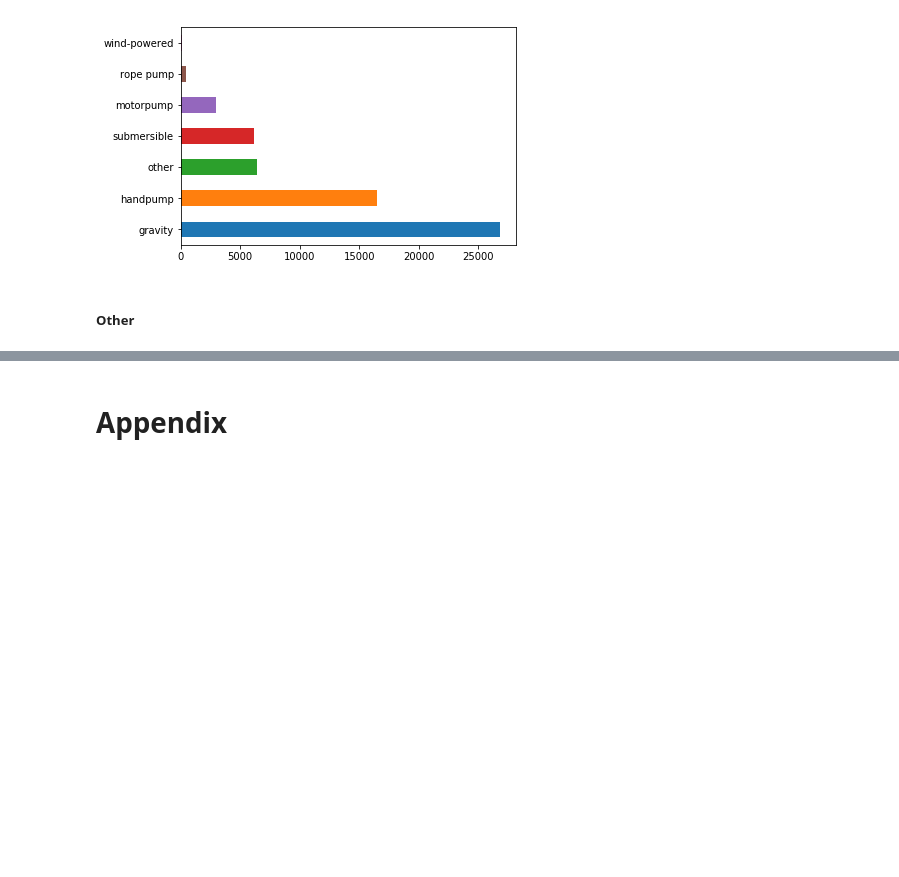
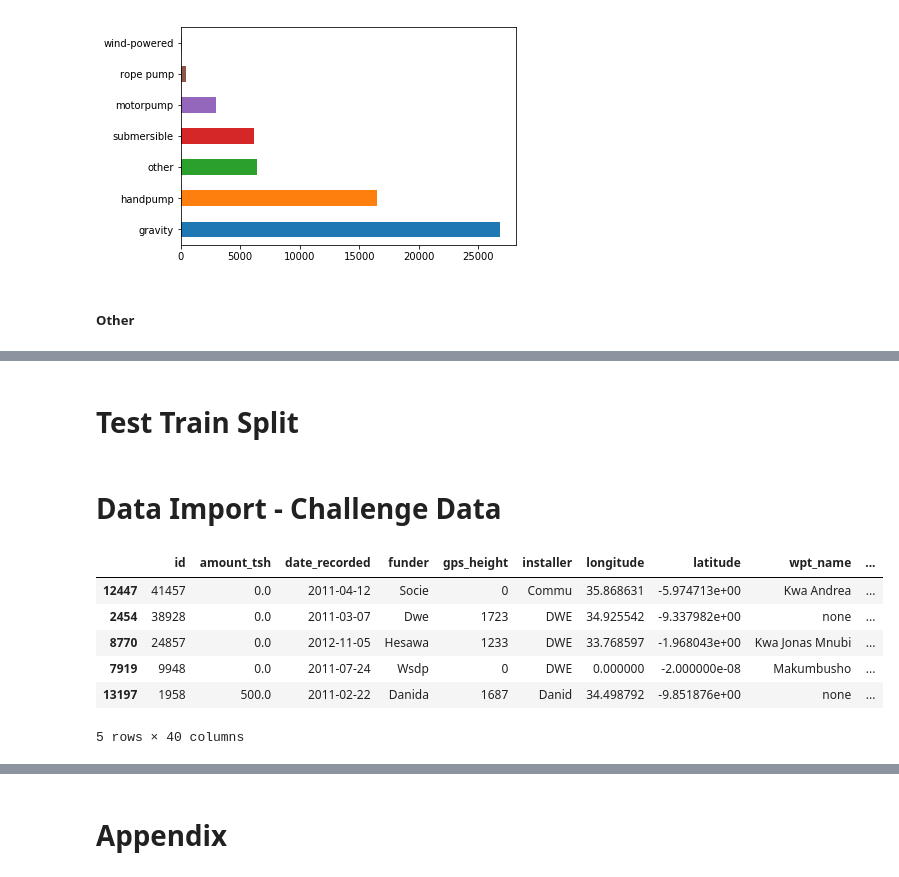
Before and after one commit to amycurneen/Metis-Curneen, a Jupyter notebook: 3 - Water Pumps/Water Data.ipynb, the cells around one changed output, grey strips where cells are left out. Drawn from its saved outputs; the diff is of its cells as text; code cells hidden in the pictures; blank space fills up the shorter version.

```diff
--- a/3 - Water Pumps/Water Data.ipynb
+++ b/3 - Water Pumps/Water Data.ipynb
@@ -336,0 +246,2 @@ Things to add to my project
+# %% [markdown]
+# Test Train Split
@@ -336,0 +262,15 @@ Things to add to my project
+# %% [markdown]
+# Data Import - Challenge Data
+# %%
+# 'Values' provided for each competition pump location - features
+
+df_test_values = pd.read_csv('/Users/amycurneen/ds/metis/metisgh/Metis-Curneen/3 - Water Pumps/Data Downloads/Test set values.csv')
+df_test_values.sample(5)
+# %% [output]
+|  | id | amount_tsh | date_recorded | funder | gps_height | installer | longitude | latitude | wpt_name | ... |
+| 12447 | 41457 | 0.0 | 2011-04-12 | Socie | 0 | Commu | 35.868631 | -5.974713e+00 | Kwa Andrea | ... |
+| 2454 | 38928 | 0.0 | 2011-03-07 | Dwe | 1723 | DWE | 34.925542 | -9.337982e+00 | none | ... |
+| 8770 | 24857 | 0.0 | 2012-11-05 | Hesawa | 1233 | DWE | 33.768597 | -1.968043e+00 | Kwa Jonas Mnubi | ... |
+| 7919 | 9948 | 0.0 | 2011-07-24 | Wsdp | 0 | DWE | 0.000000 | -2.000000e-08 | Makumbusho | ... |
+| 13197 | 1958 | 500.0 | 2011-02-22 | Danida | 1687 | Danid | 34.498792 | -9.851876e+00 | none | ... |
+5 rows × 40 columns
```
Also changed, not shown: parts of 66 cells of this notebook, 6 other files.
